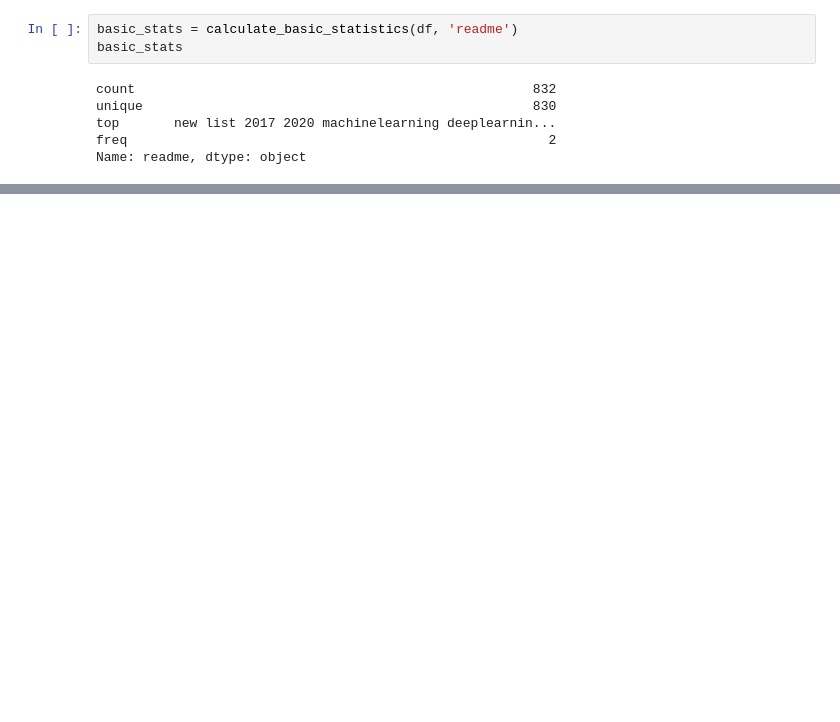
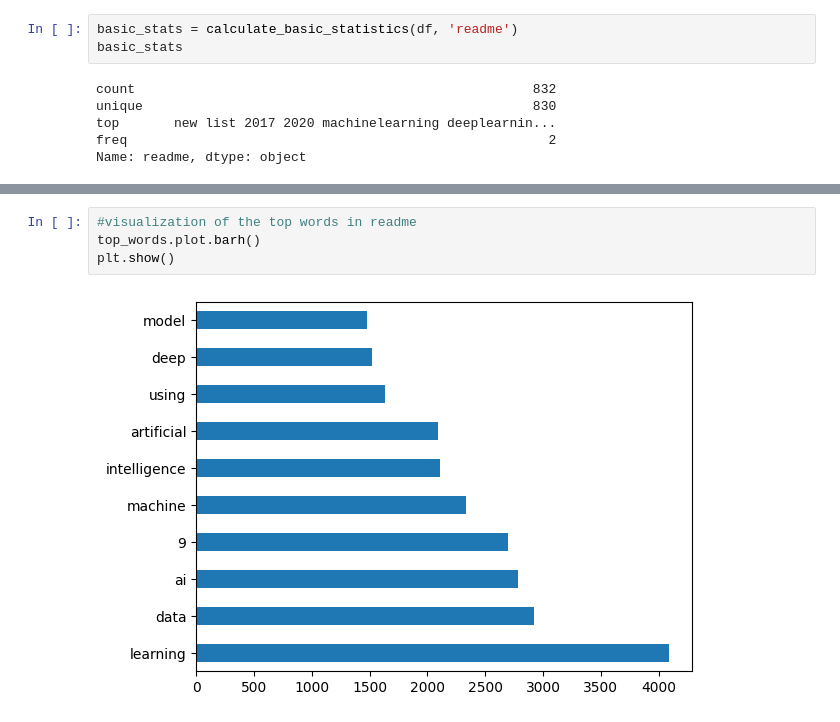
Before and after one commit to TheoandEdwige/git_lingua, a Jupyter notebook: scrapnotebook.ipynb, the cells around one changed output, grey strips where cells are left out. Drawn from its saved outputs; the diff is of its cells as text; blank space fills up the shorter version.

```diff
--- a/scrapnotebook.ipynb
+++ b/scrapnotebook.ipynb
@@ -97,0 +106,6 @@ generate_word_cloud(df, 'readme')
+# %%
+#visualization of the top words in readme
+top_words.plot.barh()
+plt.show()
+# %% [output]
+[figure, added]
```
Also changed, not shown: parts of 10 cells of this notebook.
